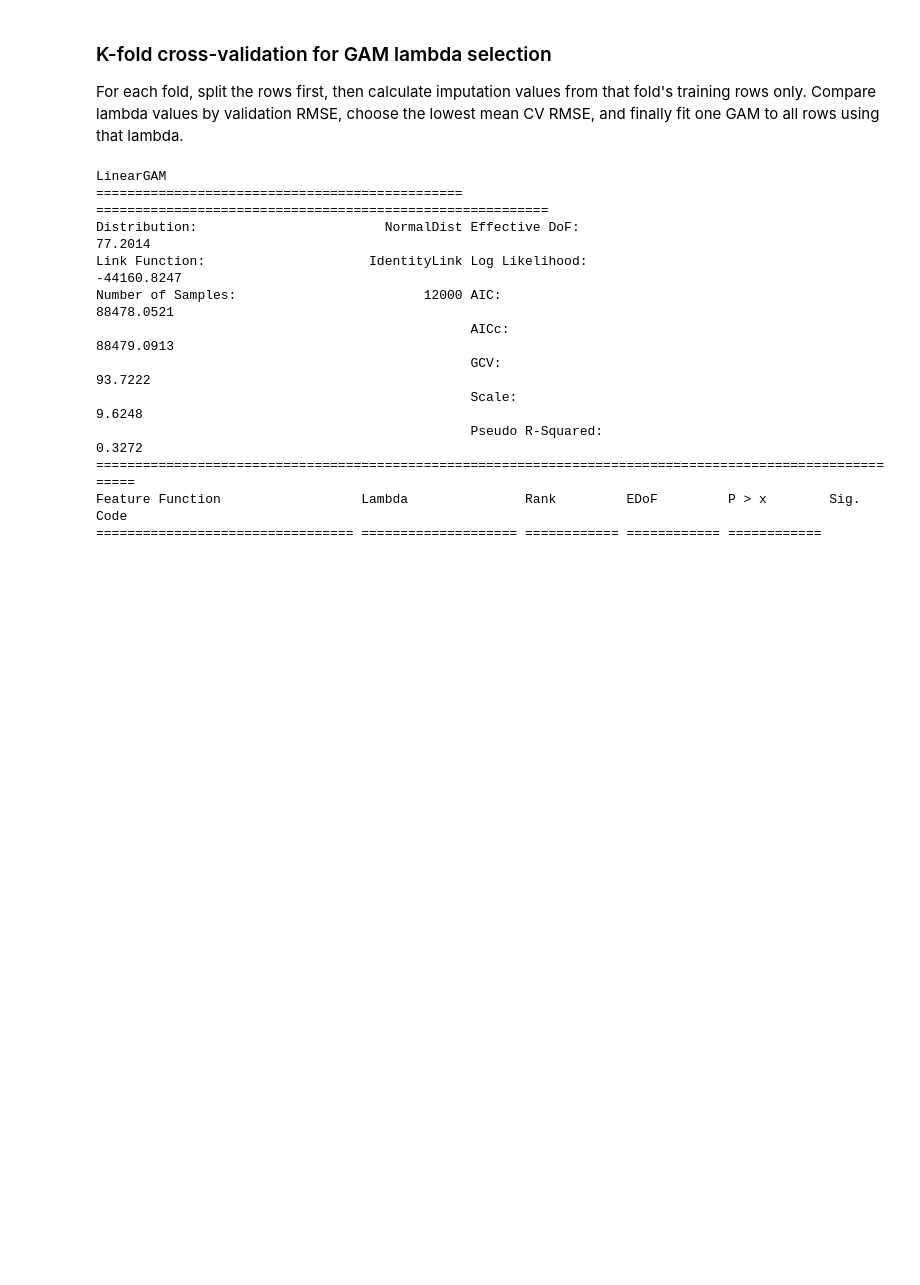
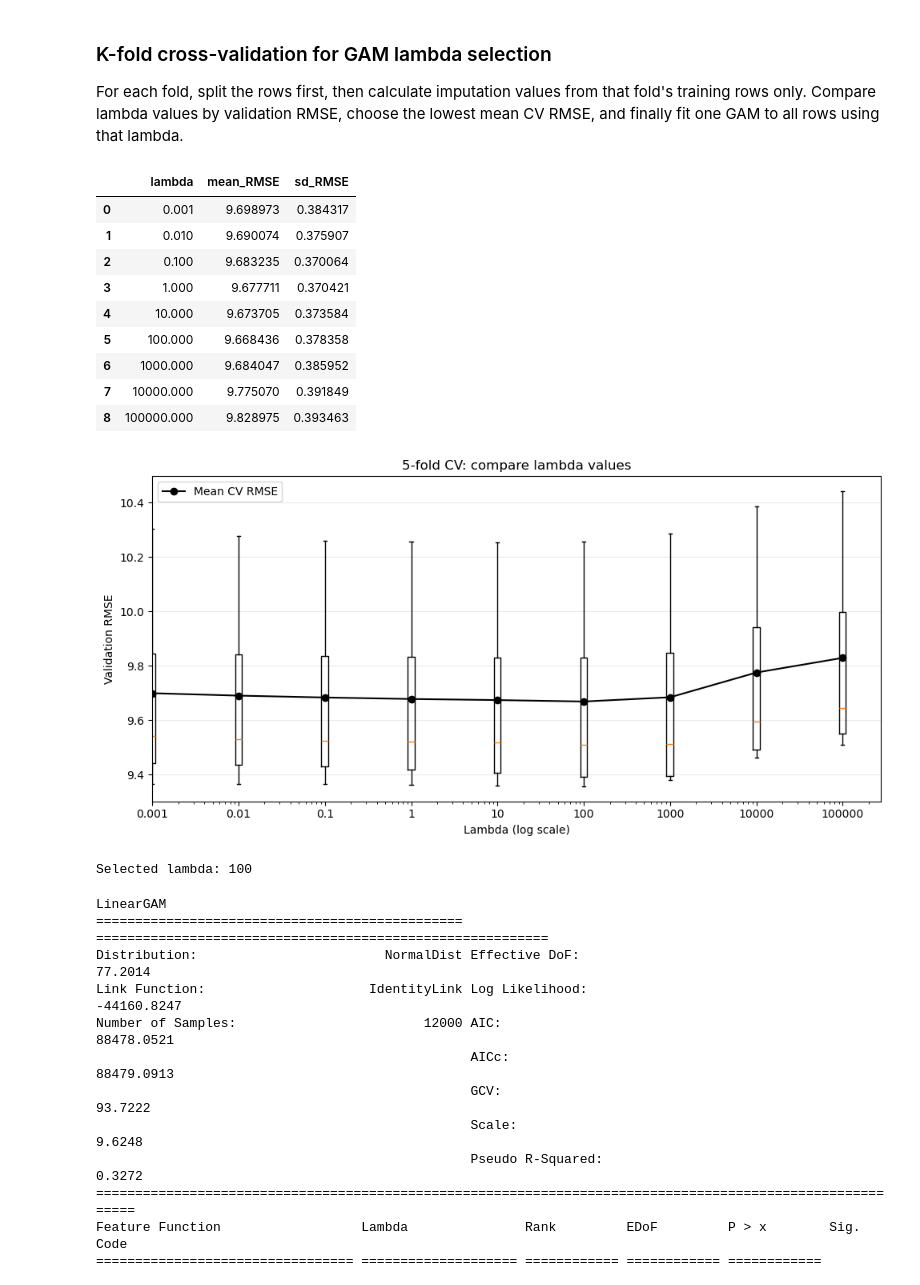
Before and after one commit to ZhangAnli/ST5227-Course-Project, a Jupyter notebook: GAM-KNN-Guan-Ming.ipynb, the cells around one changed output. Saved outputs shown, nothing was run; the diff lists cells and outputs as text; code cells hidden in the pictures; blank space fills up the shorter version.

```diff
--- a/GAM-KNN-Guan-Ming.ipynb
+++ b/GAM-KNN-Guan-Ming.ipynb
@@ -426,7 +426,7 @@ def prepare_gam_fold(train_idx, valid_idx):
 # %%
 # Compare a range of lambda values using the same 5 folds for a fair comparison.
 # One lambda is shared across terms here to keep the first search manageable.
-lam_values = np.array([0.001, 0.01, 0.1, 0.6, 1, 10, 100, 1000, 10000, 100000])
+lam_values = np.array([0.001, 0.01, 0.1, 1, 10, 100, 1000, 10000, 100000])
 kfold = KFold(n_splits=5, shuffle=True, random_state=42)
 cv_rmse = {lam: [] for lam in lam_values}
 
@@ -435,37 +435,52 @@ for fold_train_idx, fold_valid_idx in kfold.split(X):
         fold_train_idx, fold_valid_idx
     )
     for lam in lam_values:
         fold_gam = LinearGAM(make_gam_terms(), lam=lam)
         fold_gam.fit(X_fold_train, y_fold_train.to_numpy())
         fold_pred = fold_gam.predict(X_fold_valid)
         cv_rmse[lam].append(mean_squared_error(y_fold_valid, fold_pred) ** 0.5)
 
 # Show candidate lambdas in ascending order; identify the best separately by RMSE.
 cv_summary = pd.DataFrame({
     'lambda': list(cv_rmse.keys()),
     'mean_RMSE': [np.mean(scores) for scores in cv_rmse.values()],
     'sd_RMSE': [np.std(scores, ddof=1) for scores in cv_rmse.values()],
 }).sort_values('lambda')
 display(cv_summary)
 
-plt.figure(figsize=(12, 6))
-for lam in lam_values:
-    plt.scatter([lam] * len(cv_rmse[lam]), cv_rmse[lam], alpha=0.65)
-
+plt.figure(figsize=(10, 5))
+plt.boxplot(
+    [cv_rmse[lam] for lam in lam_values],
+    positions=lam_values,
+    widths=lam_values * 0.18,
+)
 mean_rmse = [np.mean(cv_rmse[lam]) for lam in lam_values]
 plt.plot(lam_values, mean_rmse, marker='o', color='black', label='Mean CV RMSE')
 plt.xscale('log')
 plt.xticks(lam_values, [f'{lam:g}' for lam in lam_values])
 plt.xlabel('Lambda (log scale)')
 plt.ylabel('Validation RMSE')
 plt.title('5-fold CV: compare lambda values')
 plt.legend()
 plt.grid(axis='y', alpha=0.25)
 plt.tight_layout()
 plt.show()
 
 best_lam = cv_summary.loc[cv_summary['mean_RMSE'].idxmin(), 'lambda']
 print(f'Selected lambda: {best_lam:g}')
+# %% [output]
+|  | lambda | mean_RMSE | sd_RMSE |
+| 0 | 0.001 | 9.698973 | 0.384317 |
+| 1 | 0.010 | 9.690074 | 0.375907 |
+| 2 | 0.100 | 9.683235 | 0.370064 |
+| 3 | 1.000 | 9.677711 | 0.370421 |
+| 4 | 10.000 | 9.673705 | 0.373584 |
+| 5 | 100.000 | 9.668436 | 0.378358 |
+| 6 | 1000.000 | 9.684047 | 0.385952 |
+| 7 | 10000.000 | 9.775070 | 0.391849 |
+| 8 | 100000.000 | 9.828975 | 0.393463 |
+[figure, added]
+Selected lambda: 100
 # %%
 # Refit preprocessing and the GAM on the full dataset using the selected lambda.
 _all_indices = np.arange(len(X))
```
Also changed, not shown: parts of 3 cells of this notebook.
